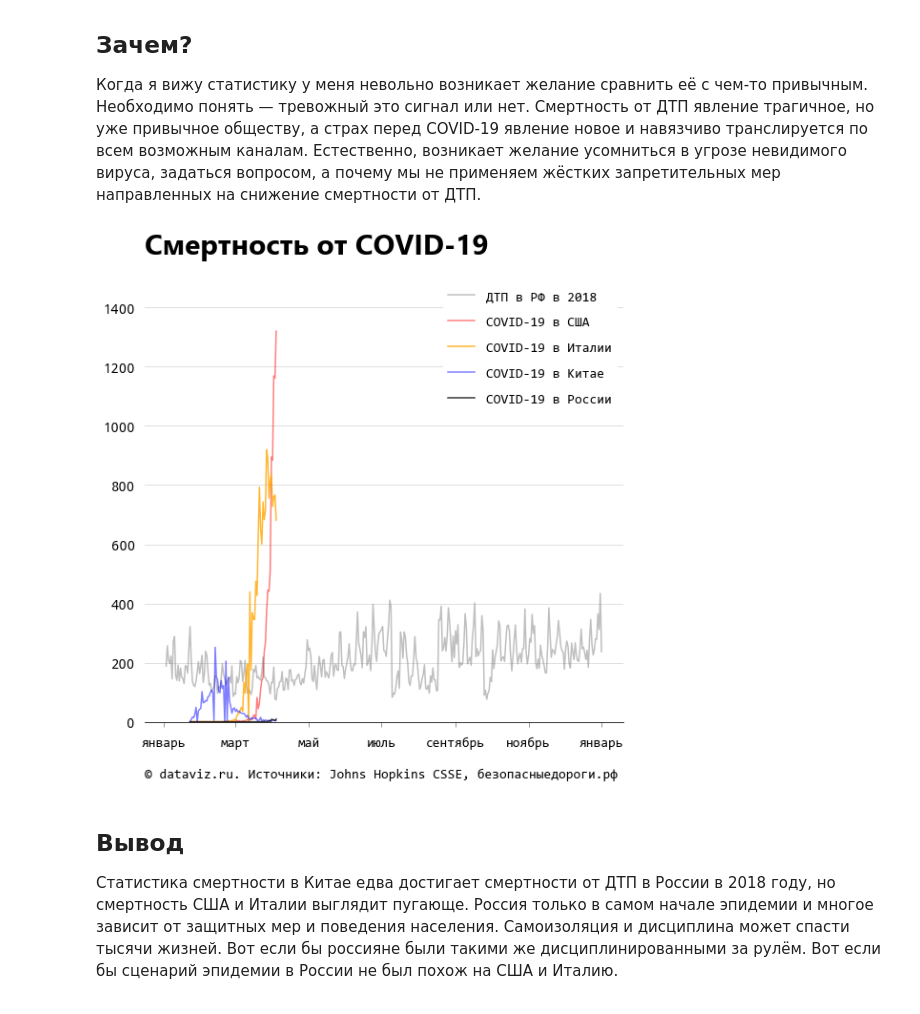
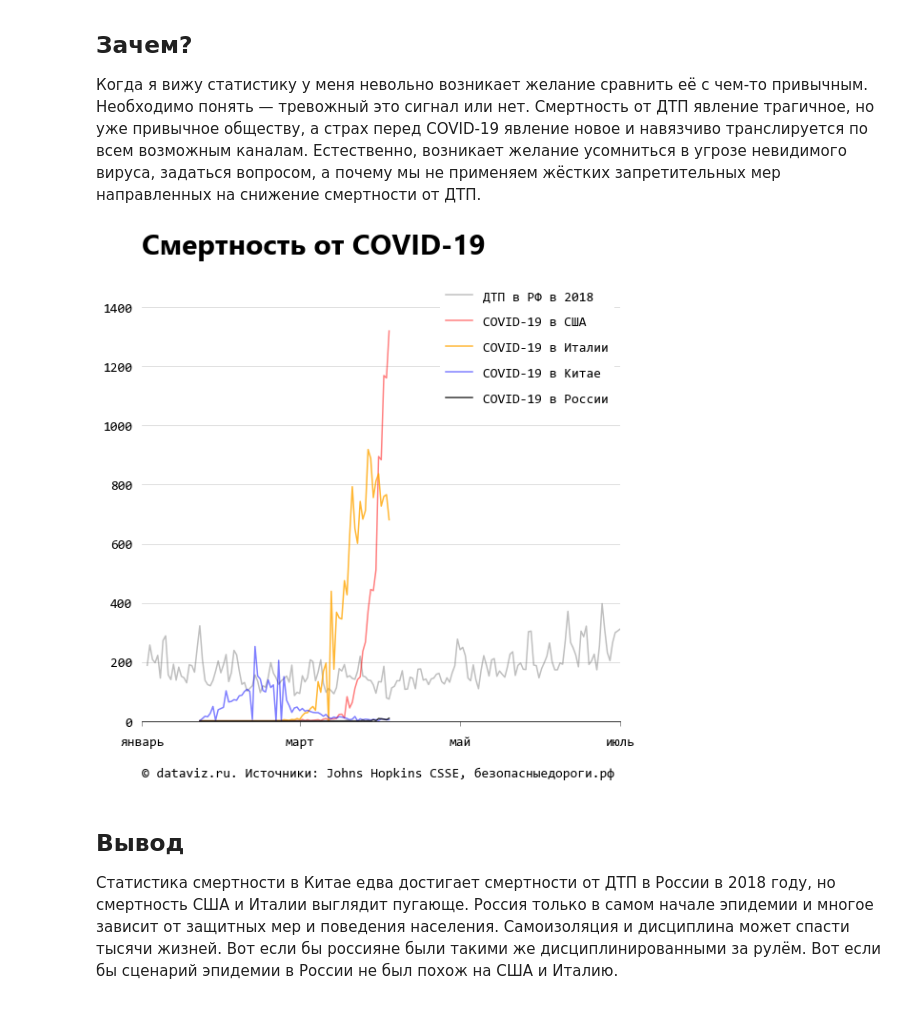
Before and after one commit to anovichkov/covid19, a Jupyter notebook: DT_CORONA.ipynb, the cells around one changed output. Saved outputs shown, nothing was run; the diff lists cells and outputs as text; code cells hidden in the pictures.

```diff
--- a/DT_CORONA.ipynb
+++ b/DT_CORONA.ipynb
@@ -48,36 +48,35 @@ fig = plt.figure(
 )
 ax = fig.add_subplot()
 ax.plot(time, deathvalues, label = 'ДТП в РФ в 2018', c = 'gray', alpha = .5)
 ax.plot(world_time, world[['US']], label = 'COVID-19 в США', c = 'red', alpha = .5)
 ax.plot(world_time, world[['Italy']], label = 'COVID-19 в Италии', c = 'orange', alpha = .8)
 ax.plot(world_time, world[['China']], label = 'COVID-19 в Китае', c = 'blue', alpha = .5)
 ax.plot(world_time, world[['Russia']], label = 'COVID-19 в России', c = 'black', alpha = .8)
 ax.spines["top"].set_visible(False)
 ax.spines["bottom"].set_visible(True)
 ax.spines["right"].set_visible(False)
 ax.spines["left"].set_visible(False)
 ax.tick_params(axis="x", length=5, pad=10, labelsize = 14, color = 'grey')
 ax.tick_params(axis="y", length=0, pad=10, labelsize = 14)
 ax.set_xticks(['2020-01-01', '2020-03-01','2020-05-01','2020-07-01','2020-09-01','2020-11-01', '2021-01-01'])
 ax.set_xticklabels(['январь', 'март','май','июль','сентябрь','ноябрь', 'январь'], )
-for tick in ax.get_yticklabels():
-    tick.set_fontname("Noto Mono")
 ax.grid(axis = 'y', color = 'grey', alpha = .3)
 ax.axhline(y = 0, color = 'black', linewidth=1)
 ax.set_ylim(0, 1500)
+ax.set_xlim('2020-01-01','2020-07-01')
 ax.set_title('Смертность от COVID-19', fontname = "Segoe UI", fontweight = 'bold', fontsize=30, loc='left',pad=25)
 credit_x = ax.get_xlim()[0]
 credit_y = 0 - ax.get_ylim()[1]/8
 size1 = (ax.get_ylim()[1] - ax.get_ylim()[0])
 size2 = size1/10
 ax.text(credit_x, credit_y, ('© dataviz.ru. Источники: Johns Hopkins CSSE, безопасныедороги.рф'), fontsize=14)
 ax.patch.set_facecolor('white')
 ax.legend(loc='upper right', labelspacing = 1, edgecolor = 'white', framealpha = 1, fontsize = 14)
 fig.savefig('COVID19_deaths_'+ now + '.png', dpi=300, transparent = False, bbox_inches = 'tight', pad_inches = .5, facecolor = 'white')
 
 plt.show()
 # %% [output]
-[figure, old version]
+[figure, new version]
 # %% [markdown]
 ## Вывод
 Статистика смертности в Китае едва достигает смертности от ДТП в России в 2018 году, но смертность США и Италии выглядит пугающе. Россия только в самом начале эпидемии и многое зависит от защитных мер и поведения населения. Самоизоляция и дисциплина может спасти тысячи жизней. Вот если бы россияне были такими же дисциплинированными за рулём. Вот если бы сценарий эпидемии в России не был похож на США и Италию.
```
